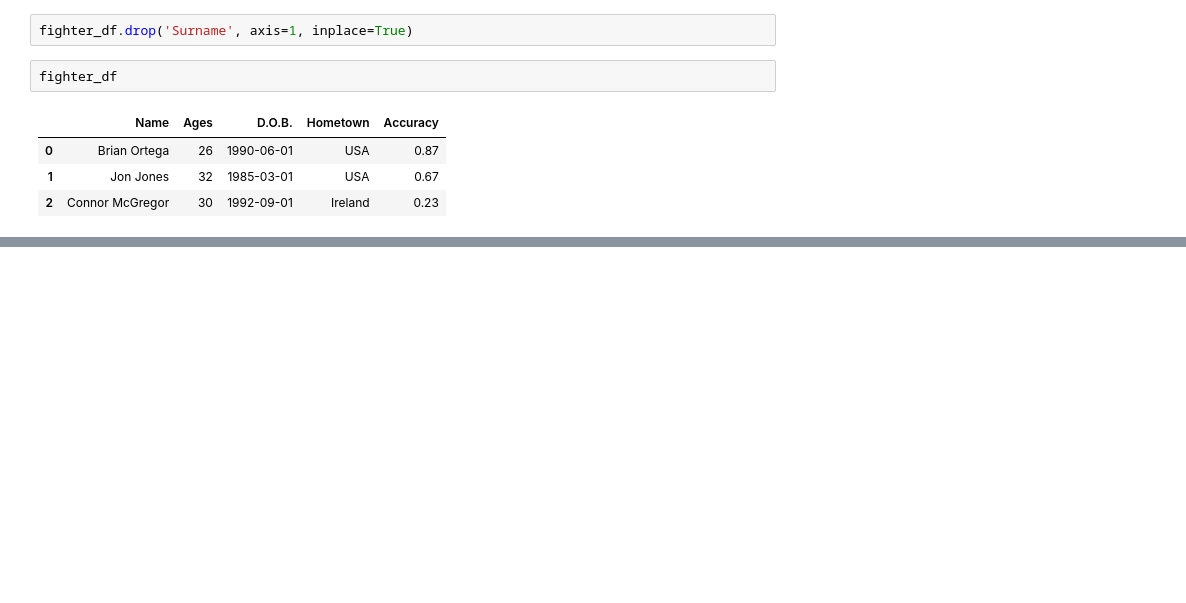
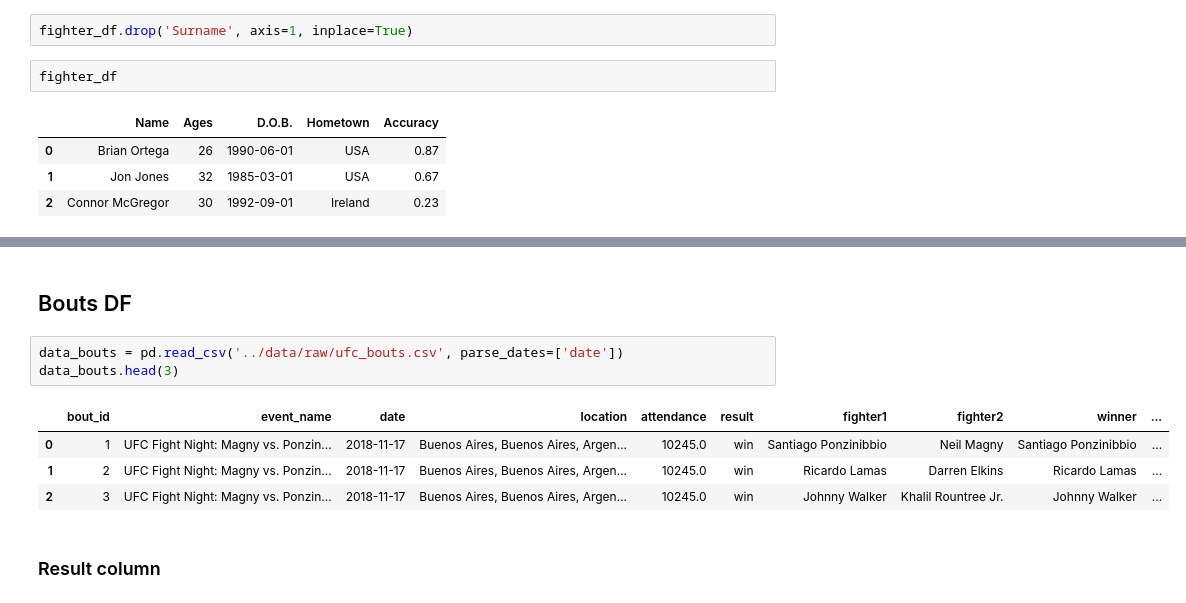
Before and after one commit to AdamBlomfield/machine_learning_ufc_data, a Jupyter notebook: notebooks/test_code_for_dfs.ipynb, the cells around one changed output, grey strips where cells are left out. Cells and saved outputs as stored; diff of their text form; blank space fills up the shorter version.

```diff
--- a/notebooks/test_code_for_dfs.ipynb
+++ b/notebooks/test_code_for_dfs.ipynb
@@ -241,0 +326,12 @@ fighter_df
+# %% [markdown]
+## Bouts DF
+# %%
+data_bouts = pd.read_csv('../data/raw/ufc_bouts.csv', parse_dates=['date'])
+data_bouts.head(3)
+# %% [output]
+|  | bout_id | event_name | date | location | attendance | result | fighter1 | fighter2 | winner | ... |
+| 0 | 1 | UFC Fight Night: Magny vs. Ponzin... | 2018-11-17 | Buenos Aires, Buenos Aires, Argen... | 10245.0 | win | Santiago Ponzinibbio | Neil Magny | Santiago Ponzinibbio | ... |
+| 1 | 2 | UFC Fight Night: Magny vs. Ponzin... | 2018-11-17 | Buenos Aires, Buenos Aires, Argen... | 10245.0 | win | Ricardo Lamas | Darren Elkins | Ricardo Lamas | ... |
+| 2 | 3 | UFC Fight Night: Magny vs. Ponzin... | 2018-11-17 | Buenos Aires, Buenos Aires, Argen... | 10245.0 | win | Johnny Walker | Khalil Rountree Jr. | Johnny Walker | ... |
+# %% [markdown]
+### Result column
```
Also changed, not shown: parts of 23 cells of this notebook, 5 other files.
